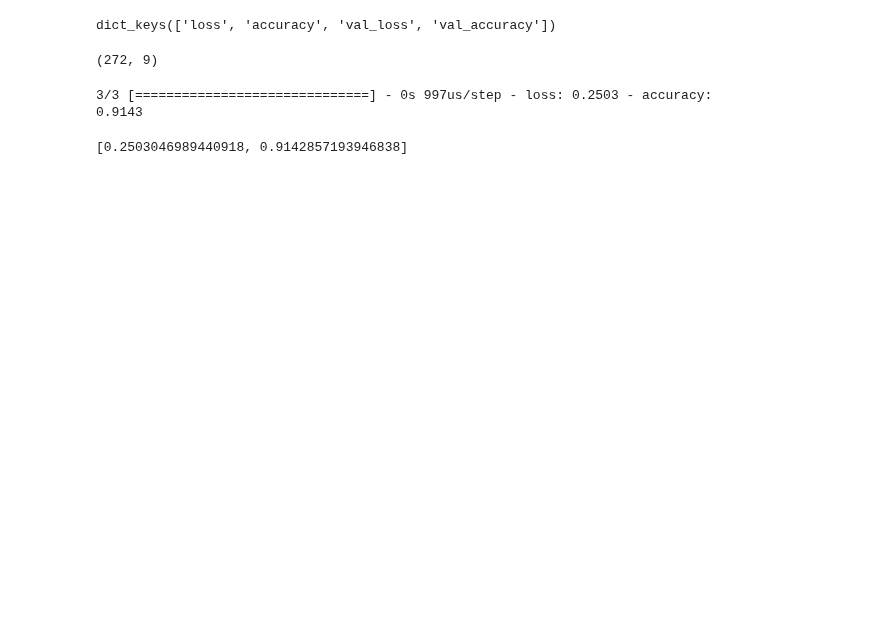
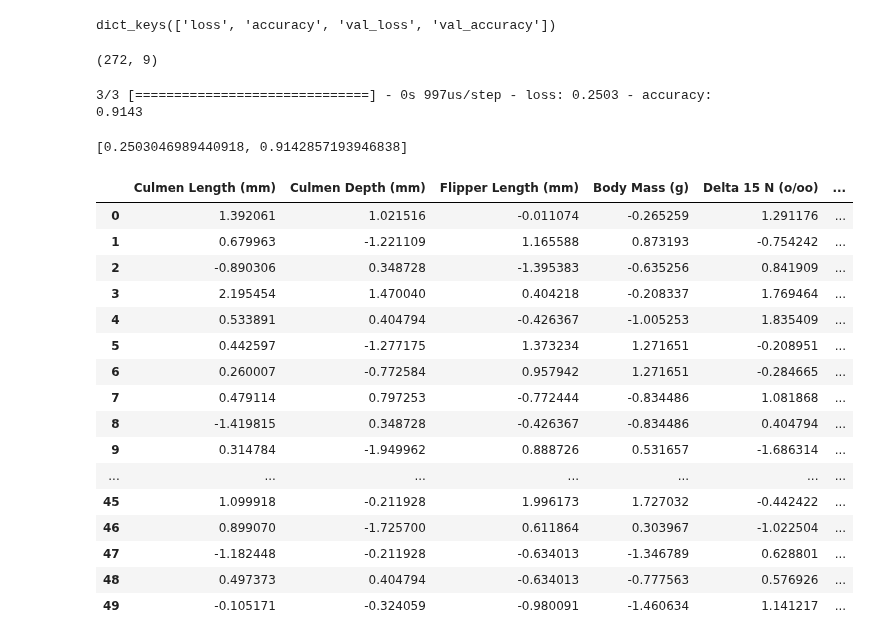
Before and after one commit to Tahuubinh/ML_HUST_PROJECT, a Jupyter notebook: code/ANN.ipynb, the cells around one changed output. Drawn from its saved outputs; the diff is of its cells as text; code cells hidden in the pictures; blank space fills up the shorter version.

```diff
--- a/code/ANN.ipynb
+++ b/code/ANN.ipynb
@@ -160,3 +282,24 @@ results
 # %% [output]
 3/3 [==============================] - 0s 997us/step - loss: 0.2503 - accuracy: 0.9143
 [0.2503046989440918, 0.9142857193946838]
+# %%
+save_folder = 'train_0.5_valid_0.7_test'
+pd.read_csv('../data/' + save_folder + '/train_data_' + str(50) + '_Normalization.csv')
+# %% [output]
+|  | Culmen Length (mm) | Culmen Depth (mm) | Flipper Length (mm) | Body Mass (g) | Delta 15 N (o/oo) | ... |
+| 0 | 1.392061 | 1.021516 | -0.011074 | -0.265259 | 1.291176 | ... |
+| 1 | 0.679963 | -1.221109 | 1.165588 | 0.873193 | -0.754242 | ... |
+| 2 | -0.890306 | 0.348728 | -1.395383 | -0.635256 | 0.841909 | ... |
+| 3 | 2.195454 | 1.470040 | 0.404218 | -0.208337 | 1.769464 | ... |
+| 4 | 0.533891 | 0.404794 | -0.426367 | -1.005253 | 1.835409 | ... |
+| 5 | 0.442597 | -1.277175 | 1.373234 | 1.271651 | -0.208951 | ... |
+| 6 | 0.260007 | -0.772584 | 0.957942 | 1.271651 | -0.284665 | ... |
+| 7 | 0.479114 | 0.797253 | -0.772444 | -0.834486 | 1.081868 | ... |
+| 8 | -1.419815 | 0.348728 | -0.426367 | -0.834486 | 0.404794 | ... |
+| 9 | 0.314784 | -1.949962 | 0.888726 | 0.531657 | -1.686314 | ... |
+| ... | ... | ... | ... | ... | ... | ... |
+| 45 | 1.099918 | -0.211928 | 1.996173 | 1.727032 | -0.442422 | ... |
+| 46 | 0.899070 | -1.725700 | 0.611864 | 0.303967 | -1.022504 | ... |
+| 47 | -1.182448 | -0.211928 | -0.634013 | -1.346789 | 0.628801 | ... |
+| 48 | 0.497373 | 0.404794 | -0.634013 | -0.777563 | 0.576926 | ... |
+| 49 | -0.105171 | -0.324059 | -0.980091 | -1.460634 | 1.141217 | ... |
```
Also changed, not shown: parts of 14 cells of this notebook, 4 other files.
